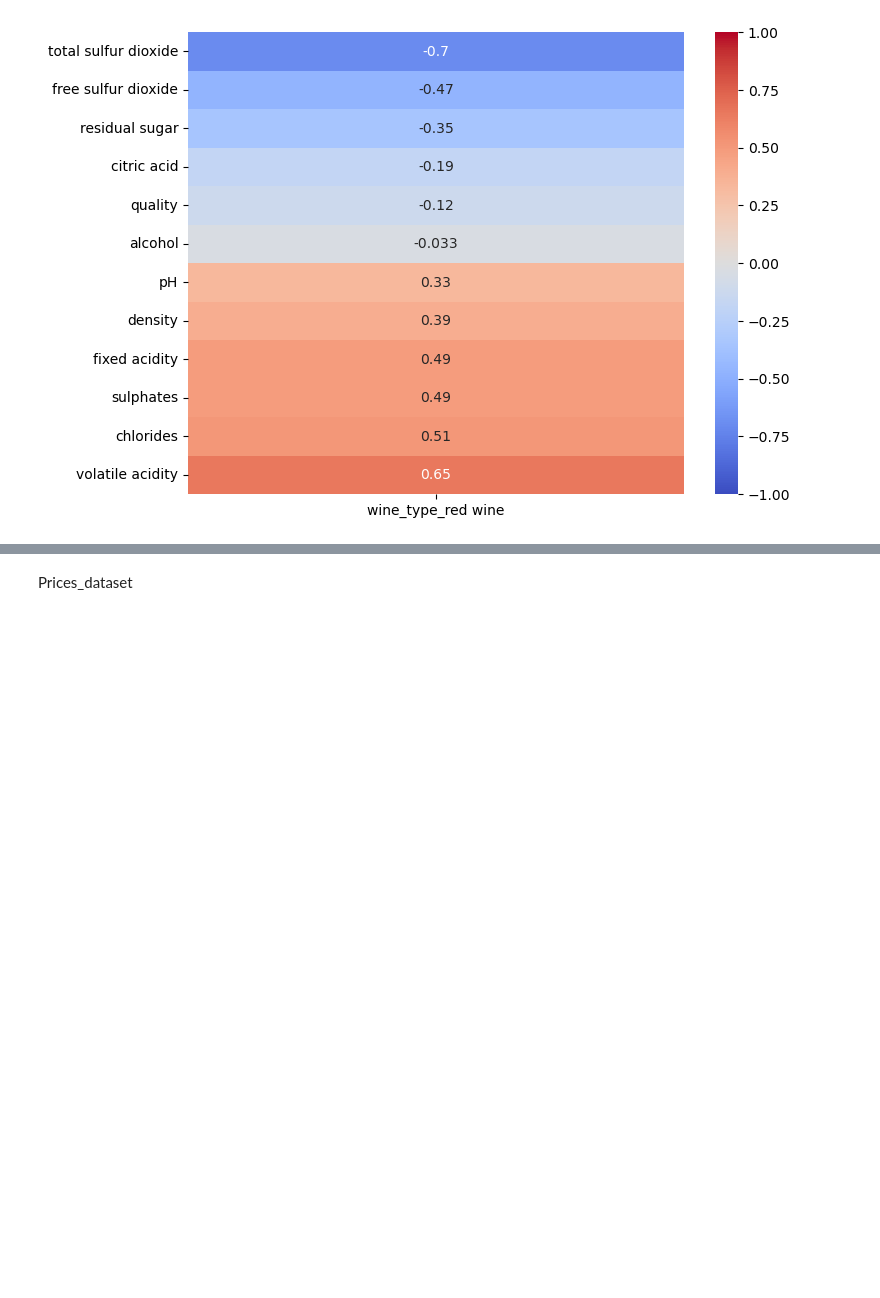
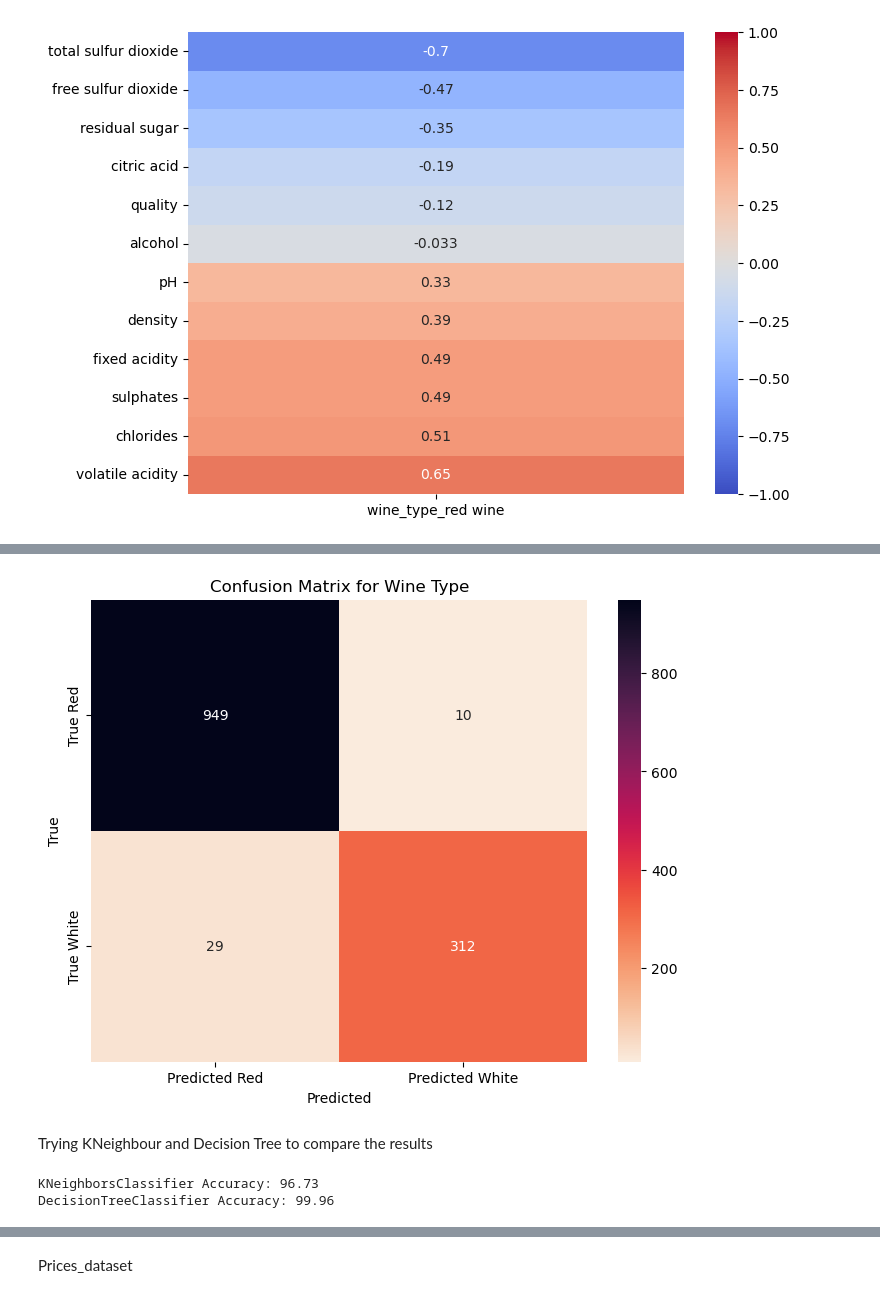
Before and after one commit to novik2713/CAB_Winery_Project, a Jupyter notebook: winery_ml.ipynb, the cells around one changed output, grey strips where cells are left out. Drawn from its saved outputs; the diff is of its cells as text; code cells hidden in the pictures; blank space fills up the shorter version.

```diff
--- a/winery_ml.ipynb
+++ b/winery_ml.ipynb
@@ -765,0 +90,6 @@ The accuracy of the ML model ist: 75.55 %
+# %%
+type = wine["wine_type_red wine"].values.reshape(-1, 1)
+wine = wine[['volatile acidity','chlorides', 'total sulfur dioxide', 'sulphates']] #testing only with 4 parameters
+
+print(type.shape)
+print(wine.shape)
@@ -766,3 +99,5 @@ The accuracy of the ML model ist: 75.55 %
+# %%
+x_train, x_test, y_train, y_test = train_test_split(wine, type, test_size=0.2, random_state=42)
 # %%
 #Create a function within many Machine Learning Models
 def models(X_train,Y_train):
@@ -886,0 +165,17 @@ Cohen-Kappa score: 0.9000552285079516
+# %%
+#GridSearchCV no need to run again. uncomment if necessary
+wine_logregression = LogisticRegression()
+param_grid = {
+    'C': [0.001, 0.01, 0.1, 0.5, 1, 5, 10],
+    'penalty': ['l1', 'l2', 'elasticnet', 'none'],
+    'max_iter': [100, 200, 250, 300, 350, 400,450,500],
+    'solver': ['lbfgs', 'liblinear', 'newton-cg', 'newton-cholesky', 'sag', 'saga']
+}
+#grid_search = GridSearchCV(estimator=wine_logregression, param_grid=param_grid, cv=5, n_jobs=-1, scoring='accuracy')
+#grid_search.fit(x_train, y_train.ravel())
+best_params = grid_search.best_params_
+print("Best Parameters:", best_params)
+
+best_estimator = grid_search.best_estimator_
+best_model_accuracy = best_estimator.score(x_train, y_train)
+print("Best Training Accuracy:", best_model_accuracy)
@@ -1074,0 +221,27 @@ ValueError: penalty='none' is not supported for the liblinear solver
+# %%
+#heatmap to present results
+cm = confusion_matrix(y_test, wine_logregression.predict(x_test))
+plt.figure(figsize=(8, 6))
+sns.heatmap(cm, annot=True, fmt="d", cmap="rocket_r", xticklabels=["Predicted Red", "Predicted White"], yticklabels=["True Red", "True White"])
+plt.xlabel("Predicted")
+plt.ylabel("True")
+plt.title("Confusion Matrix for Wine Type")
+plt.show()
+# %% [output]
+[figure, added]
+# %% [markdown]
+Trying KNeighbour and Decision Tree to compare the results
+# %%
+  #Using KNeighborsClassifier Method of neighbors class to use Nearest Neighbor algorithm
+from sklearn.neighbors import KNeighborsClassifier
+knn = KNeighborsClassifier(n_neighbors = 5, metric = 'minkowski', p = 2)
+knn.fit(x_train, y_train)
+print(f'KNeighborsClassifier Accuracy: {(knn.score(x_train, y_train)*100).round(2)}')
+  #Using DecisionTreeClassifier of tree class to use Decision Tree Algorithm
+from sklearn.tree import DecisionTreeClassifier
+tree = DecisionTreeClassifier(criterion = 'entropy', random_state = 0)
+tree.fit(x_train, y_train.ravel())
+print(f'DecisionTreeClassifier Accuracy: {(tree.score(x_train, y_train)*100).round(2)}')
+# %% [output]
+KNeighborsClassifier Accuracy: 96.73
+DecisionTreeClassifier Accuracy: 99.96
```
Also changed, not shown: parts of 136 cells of this notebook.
